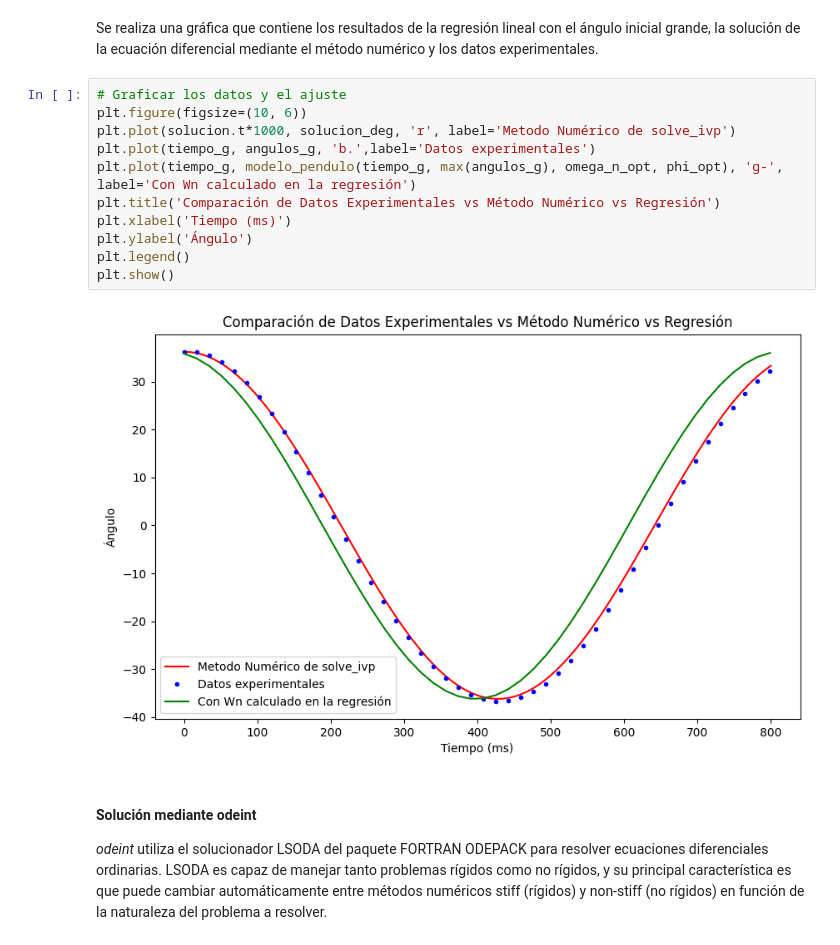
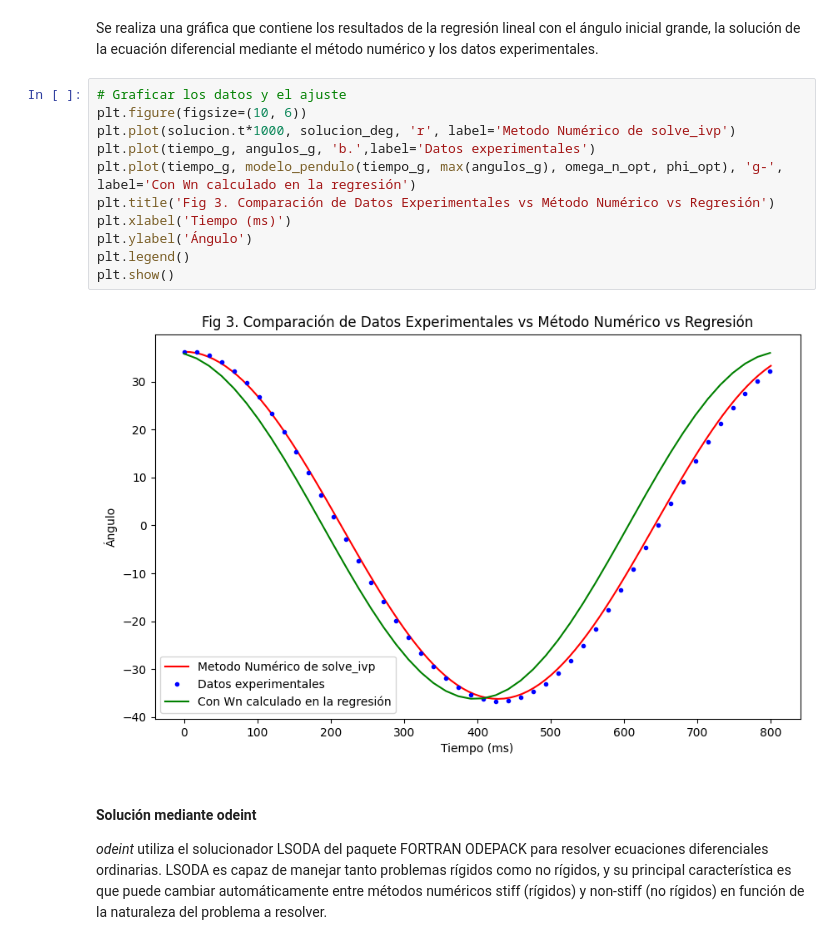
Before and after one commit to JuanMcd/ProgIngenieria_Pendulo, a Jupyter notebook: Labor_pendulo.ipynb, the cells around one changed output. Cells and saved outputs as stored; diff of their text form.

```diff
--- a/Labor_pendulo.ipynb
+++ b/Labor_pendulo.ipynb
@@ -144,16 +144,16 @@ Se realiza una gráfica que contiene los resultados de la regresión lineal con
 # %%
 # Graficar los datos y el ajuste
 plt.figure(figsize=(10, 6))
 plt.plot(solucion.t*1000, solucion_deg, 'r', label='Metodo Numérico de solve_ivp')
 plt.plot(tiempo_g, angulos_g, 'b.',label='Datos experimentales')
 plt.plot(tiempo_g, modelo_pendulo(tiempo_g, max(angulos_g), omega_n_opt, phi_opt), 'g-', label='Con Wn calculado en la regresión')
-plt.title('Comparación de Datos Experimentales vs Método Numérico vs Regresión')
+plt.title('Fig 3. Comparación de Datos Experimentales vs Método Numérico vs Regresión')
 plt.xlabel('Tiempo (ms)')
 plt.ylabel('Ángulo')
 plt.legend()
 plt.show()
 # %% [output]
-[figure, old version]
+[figure, new version]
 # %% [markdown]
 #### Solución mediante **odeint**
 
```
Also changed, not shown: parts of 6 cells of this notebook.
